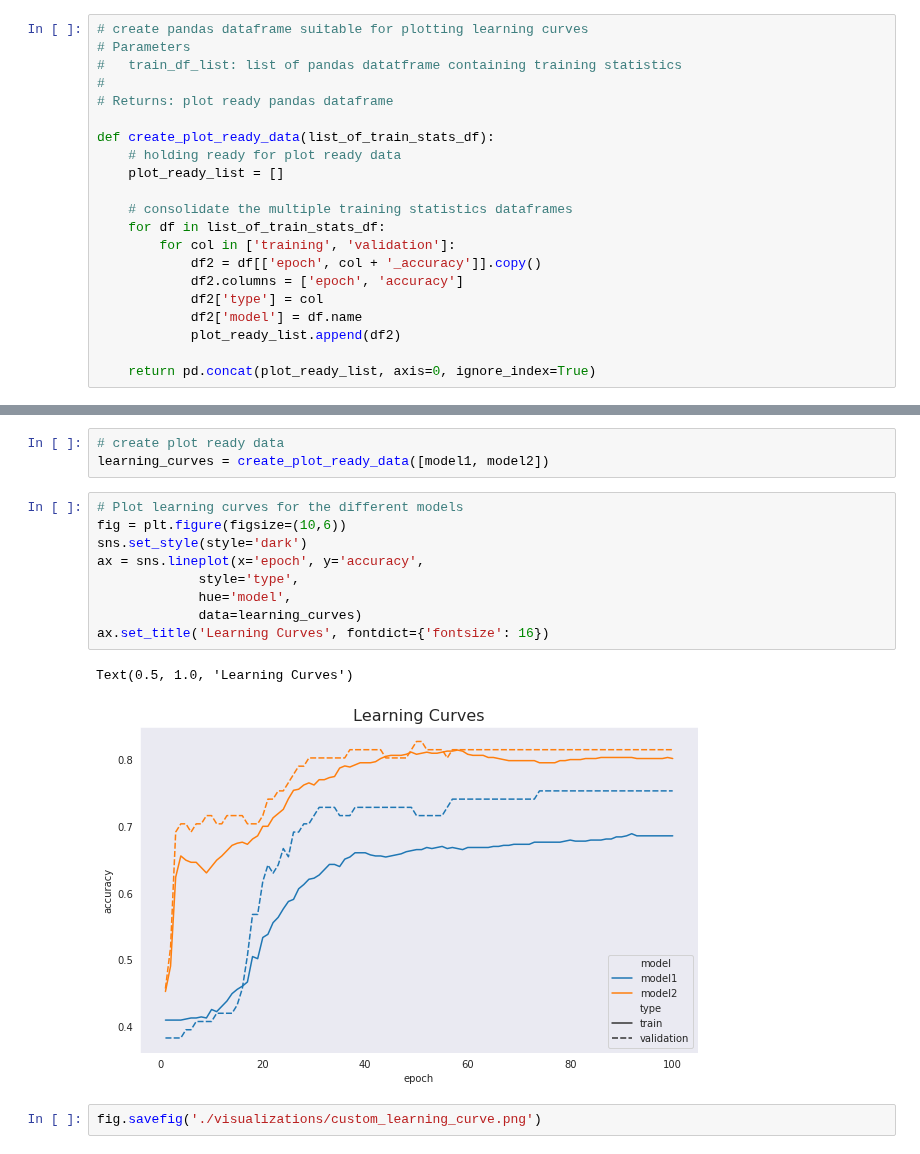
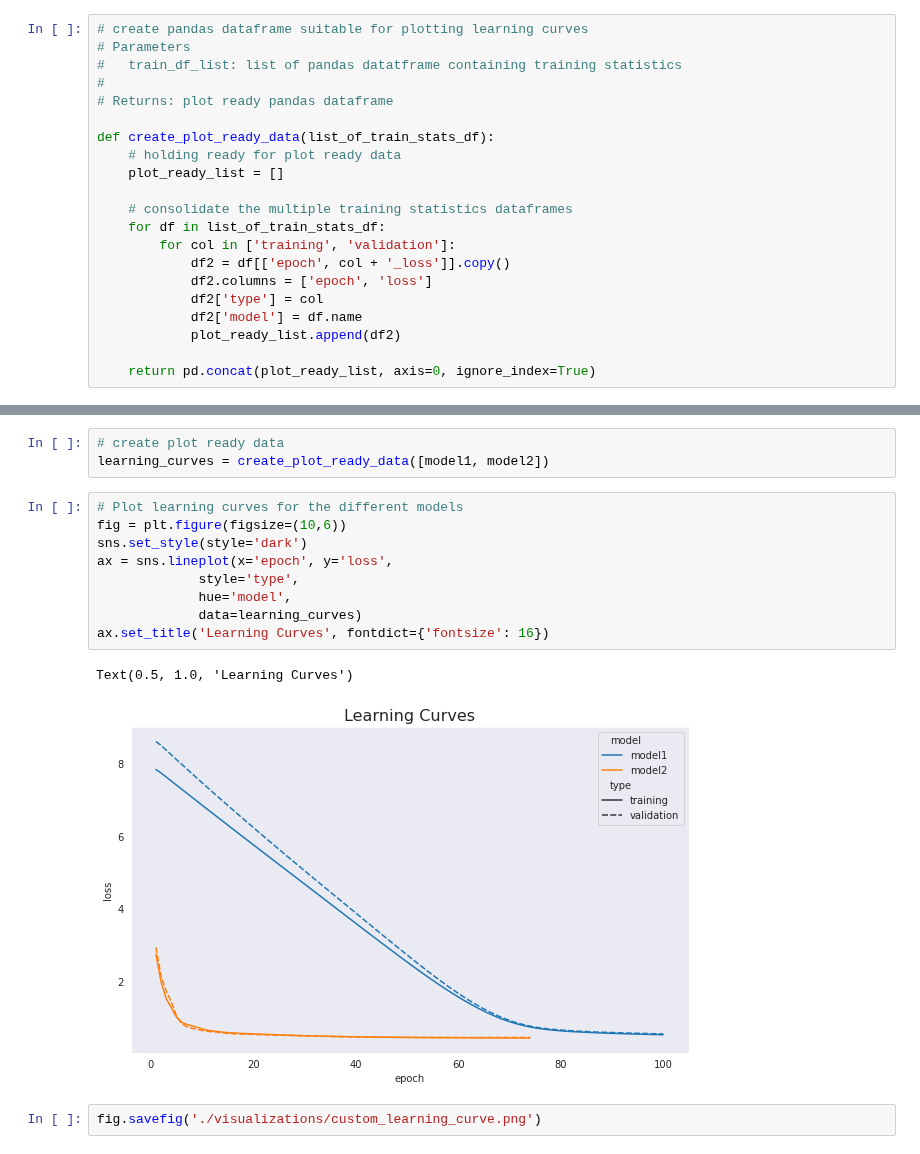
Before and after one commit to ludwig-ai/ludwig, a Jupyter notebook: examples/titanic/model_training_results.ipynb, the cells around one changed output, grey strips where cells are left out. Cells and saved outputs as stored; diff of their text form.

```diff
--- a/examples/titanic/model_training_results.ipynb
+++ b/examples/titanic/model_training_results.ipynb
@@ -96,8 +96,8 @@ def create_plot_ready_data(list_of_train_stats_df):
     # consolidate the multiple training statistics dataframes
     for df in list_of_train_stats_df:
         for col in ['training', 'validation']:
-            df2 = df[['epoch', col + '_accuracy']].copy()
-            df2.columns = ['epoch', 'accuracy']
+            df2 = df[['epoch', col + '_loss']].copy()
+            df2.columns = ['epoch', 'loss']
             df2['type'] = col
             df2['model'] = df.name
             plot_ready_list.append(df2)
@@ -111,14 +111,14 @@ learning_curves = create_plot_ready_data([model1, model2])
 # %%
 # Plot learning curves for the different models
 fig = plt.figure(figsize=(10,6))
 sns.set_style(style='dark')
-ax = sns.lineplot(x='epoch', y='accuracy',
+ax = sns.lineplot(x='epoch', y='loss',
              style='type',
              hue='model',
              data=learning_curves)
 ax.set_title('Learning Curves', fontdict={'fontsize': 16})
 # %% [output]
 Text(0.5, 1.0, 'Learning Curves')
-[figure, old version]
+[figure, new version]
 # %%
 fig.savefig('./visualizations/custom_learning_curve.png')
```
Also changed, not shown: parts of 2 cells of this notebook, 13 other files.
